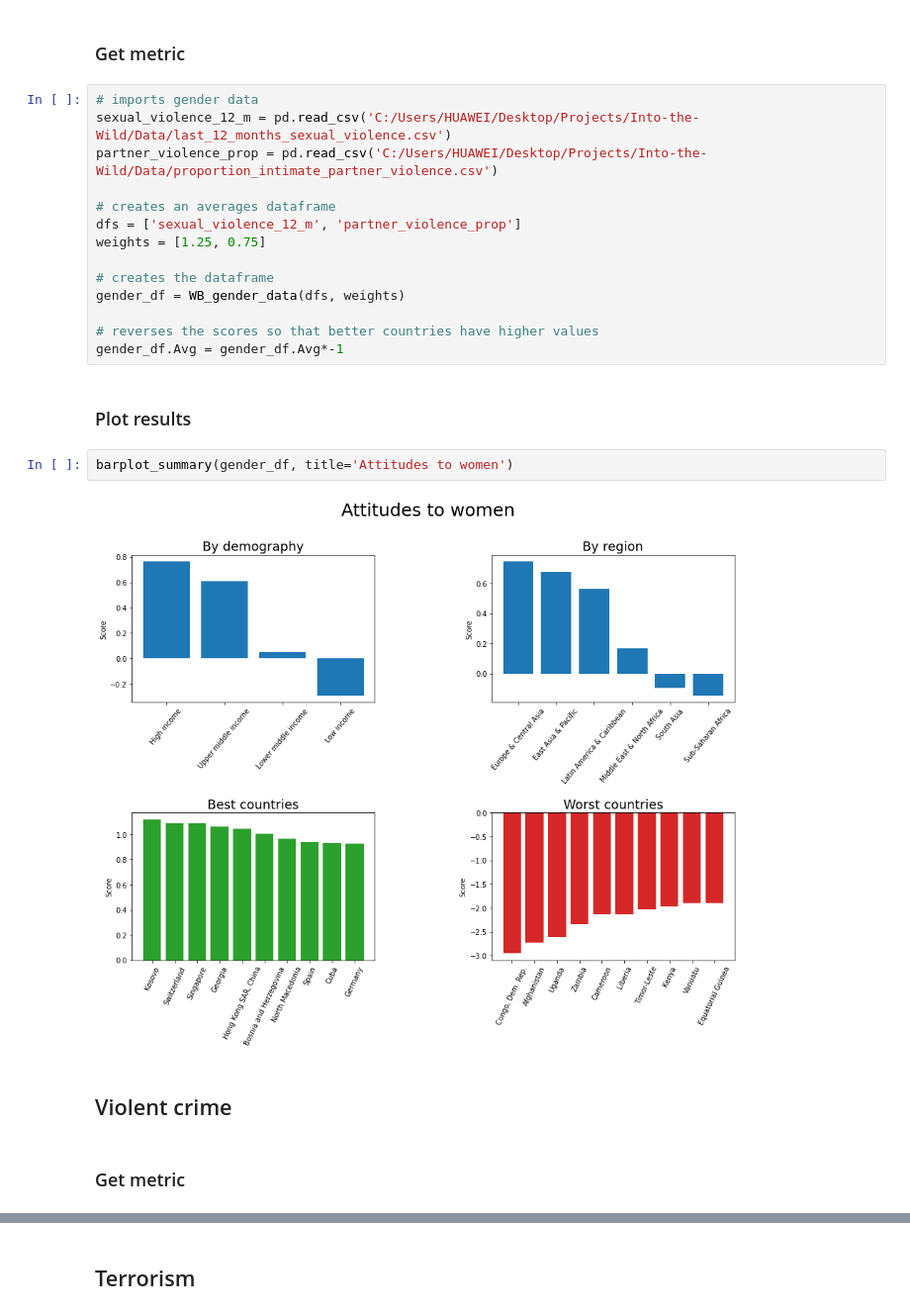
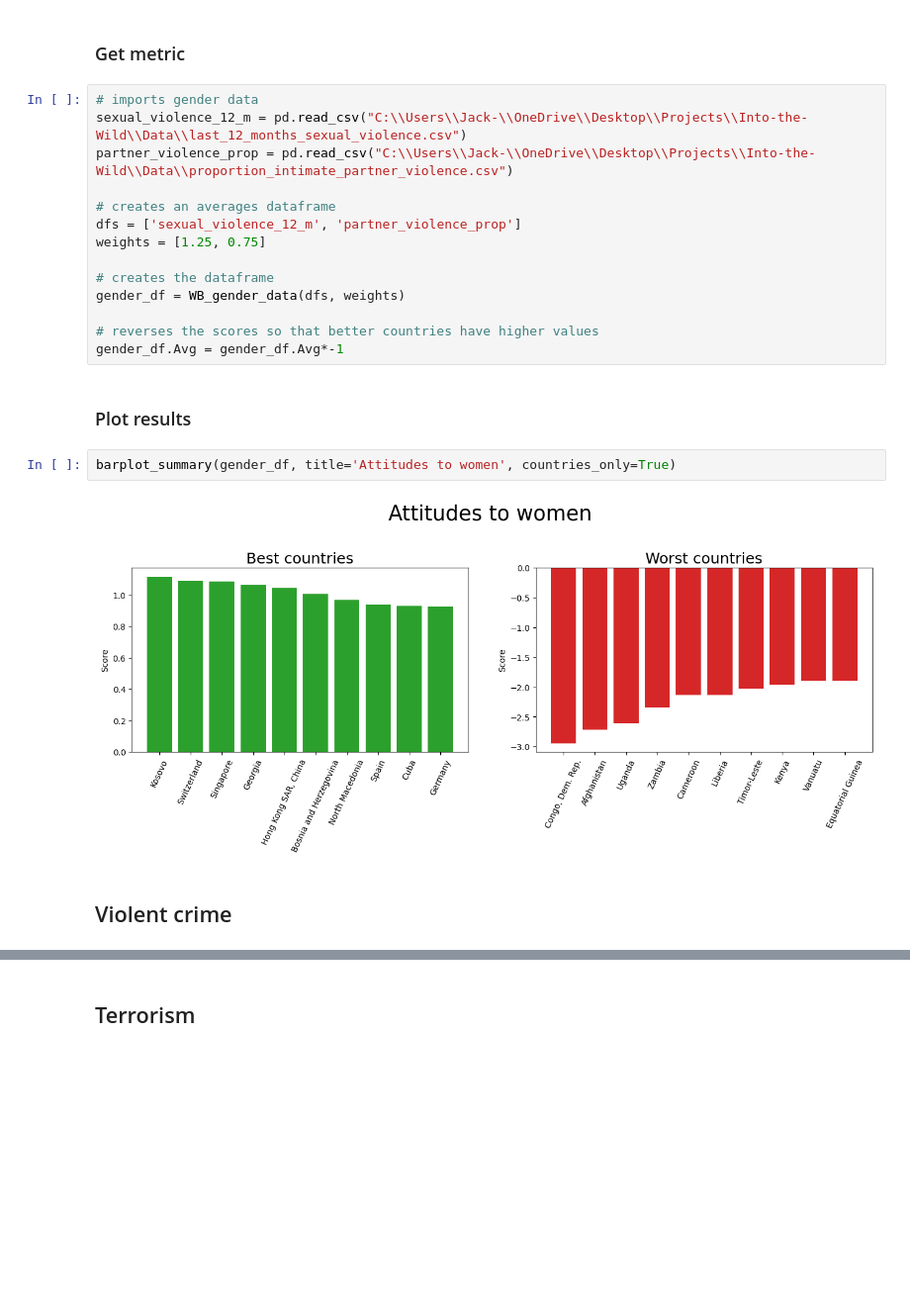
Before and after one commit to jcarterlab/Into-the-Wild, a Jupyter notebook: Into_the_Wild.ipynb, the cells around one changed output, grey strips where cells are left out. Shown: that part at 99% size. Drawn from its saved outputs; the diff is of its cells as text; blank space fills up the shorter version.

```diff
--- a/Into_the_Wild.ipynb
+++ b/Into_the_Wild.ipynb
@@ -171,8 +171,8 @@ def barplot_summary(df, cols=2, title='', countries_only=False):
 ### Get metric
 # %%
 # imports gender data
-sexual_violence_12_m = pd.read_csv('C:/Users/HUAWEI/Desktop/Projects/Into-the-Wild/Data/last_12_months_sexual_violence.csv')
-partner_violence_prop = pd.read_csv('C:/Users/HUAWEI/Desktop/Projects/Into-the-Wild/Data/proportion_intimate_partner_violence.csv')
+sexual_violence_12_m = pd.read_csv("C:\\Users\\Jack-\\OneDrive\\Desktop\\Projects\\Into-the-Wild\\Data\\last_12_months_sexual_violence.csv")
+partner_violence_prop = pd.read_csv("C:\\Users\\Jack-\\OneDrive\\Desktop\\Projects\\Into-the-Wild\\Data\\proportion_intimate_partner_violence.csv")
 
 # creates an averages dataframe
 dfs = ['sexual_violence_12_m', 'partner_violence_prop']
@@ -186,12 +186,10 @@ gender_df.Avg = gender_df.Avg*-1
 # %% [markdown]
 ### Plot results
 # %%
-barplot_summary(gender_df, title='Attitudes to women')
+barplot_summary(gender_df, title='Attitudes to women', countries_only=True)
 # %% [output]
-[figure, old version]
+[figure, new version]
 # %% [markdown]
 ## Violent crime
-# %% [markdown]
-### Get metric
 # %%
 intentional_homicides_df = WB_longform_data('intentional_homicides')
```
Also changed, not shown: parts of 17 cells of this notebook.
